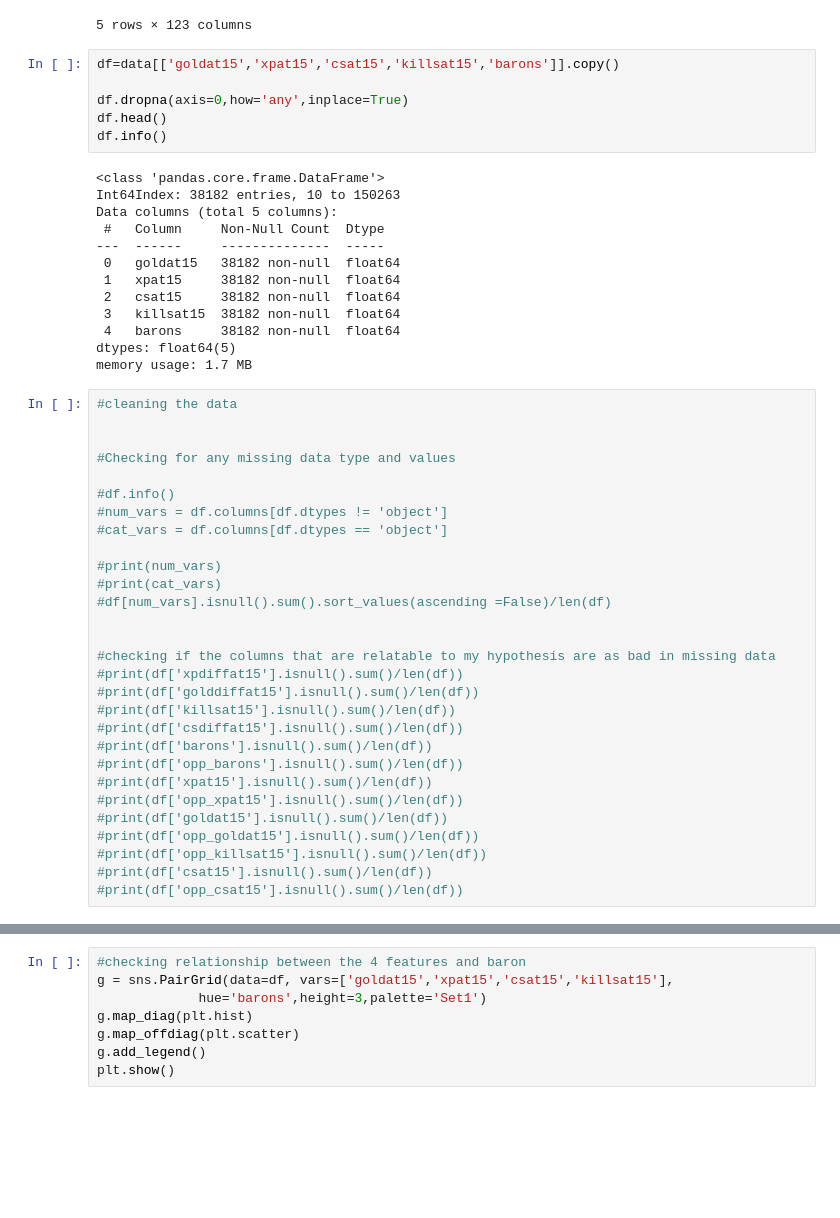
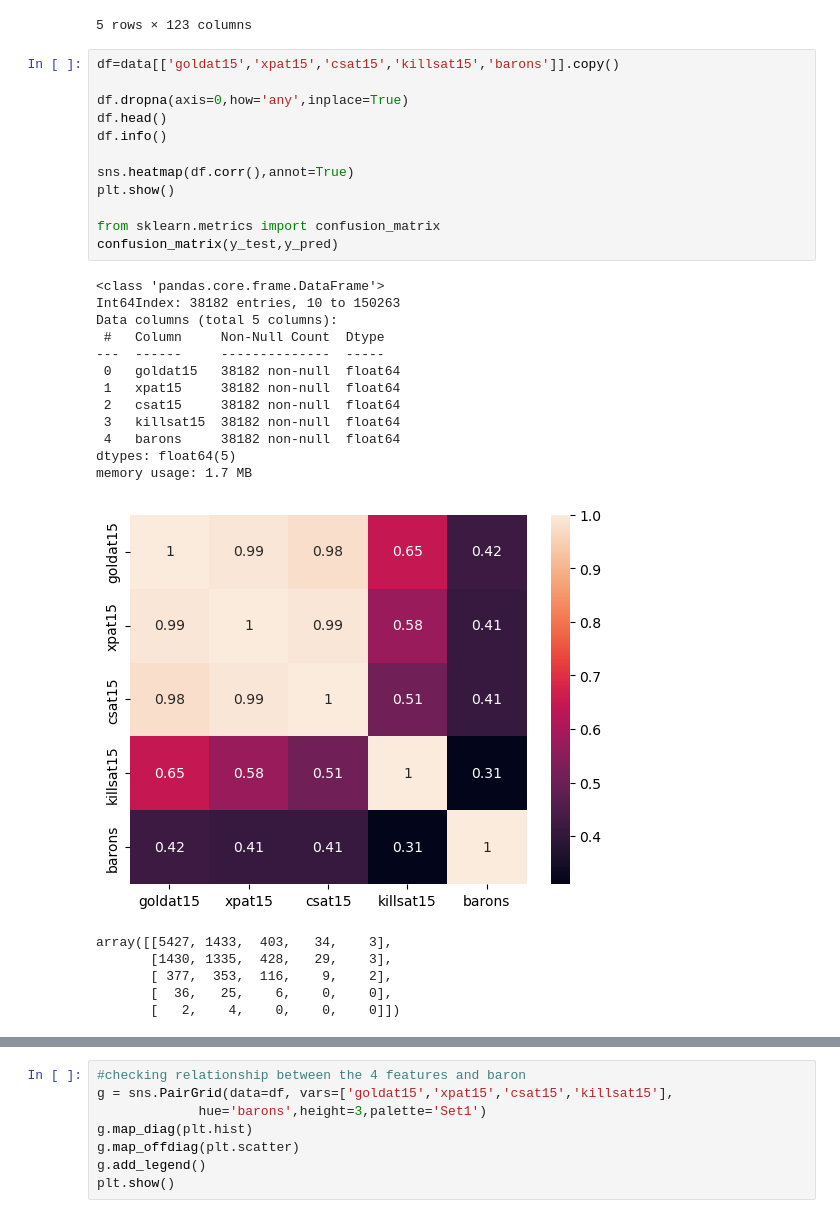
Before and after one commit to Momorhmn/Project2, a Jupyter notebook: lol.ipynb, the cells around one changed output, grey strips where cells are left out. Cells and saved outputs as stored; diff of their text form; blank space fills up the shorter version.

Commit message:
to do:cleaning

```diff
--- a/lol.ipynb
+++ b/lol.ipynb
@@ -31,48 +30,31 @@ data.head()
 # %%
 df=data[['goldat15','xpat15','csat15','killsat15','barons']].copy()
 
 df.dropna(axis=0,how='any',inplace=True)
 df.head()
 df.info()
+
+sns.heatmap(df.corr(),annot=True)
+plt.show()
+
+from sklearn.metrics import confusion_matrix
+confusion_matrix(y_test,y_pred)
 # %% [output]
 <class 'pandas.core.frame.DataFrame'>
 Int64Index: 38182 entries, 10 to 150263
 Data columns (total 5 columns):
  #   Column     Non-Null Count  Dtype
 ---  ------     --------------  -----
  0   goldat15   38182 non-null  float64
  1   xpat15     38182 non-null  float64
  2   csat15     38182 non-null  float64
  3   killsat15  38182 non-null  float64
  4   barons     38182 non-null  float64
 dtypes: float64(5)
 memory usage: 1.7 MB
+[figure, added]
+array([[5427, 1433,  403,   34,    3],
+       [1430, 1335,  428,   29,    3],
+       [ 377,  353,  116,    9,    2],
+       [  36,   25,    6,    0,    0],
+       [   2,    4,    0,    0,    0]])
-# %%
-#cleaning the data
-
-
-#Checking for any missing data type and values
-
-#df.info()
-#num_vars = df.columns[df.dtypes != 'object']
-#cat_vars = df.columns[df.dtypes == 'object']
-
-#print(num_vars)
-#print(cat_vars)
-#df[num_vars].isnull().sum().sort_values(ascending =False)/len(df)
-
-
-#checking if the columns that are relatable to my hypothesis are as bad in missing data
-#print(df['xpdiffat15'].isnull().sum()/len(df))
-#print(df['golddiffat15'].isnull().sum()/len(df))
-#print(df['killsat15'].isnull().sum()/len(df))
-#print(df['csdiffat15'].isnull().sum()/len(df))
-#print(df['barons'].isnull().sum()/len(df))
-#print(df['opp_barons'].isnull().sum()/len(df))
-#print(df['xpat15'].isnull().sum()/len(df))
-#print(df['opp_xpat15'].isnull().sum()/len(df))
-#print(df['goldat15'].isnull().sum()/len(df))
-#print(df['opp_goldat15'].isnull().sum()/len(df))
-#print(df['opp_killsat15'].isnull().sum()/len(df))
-#print(df['csat15'].isnull().sum()/len(df))
-#print(df['opp_csat15'].isnull().sum()/len(df))
```
Also changed, not shown: parts of 11 cells of this notebook.
